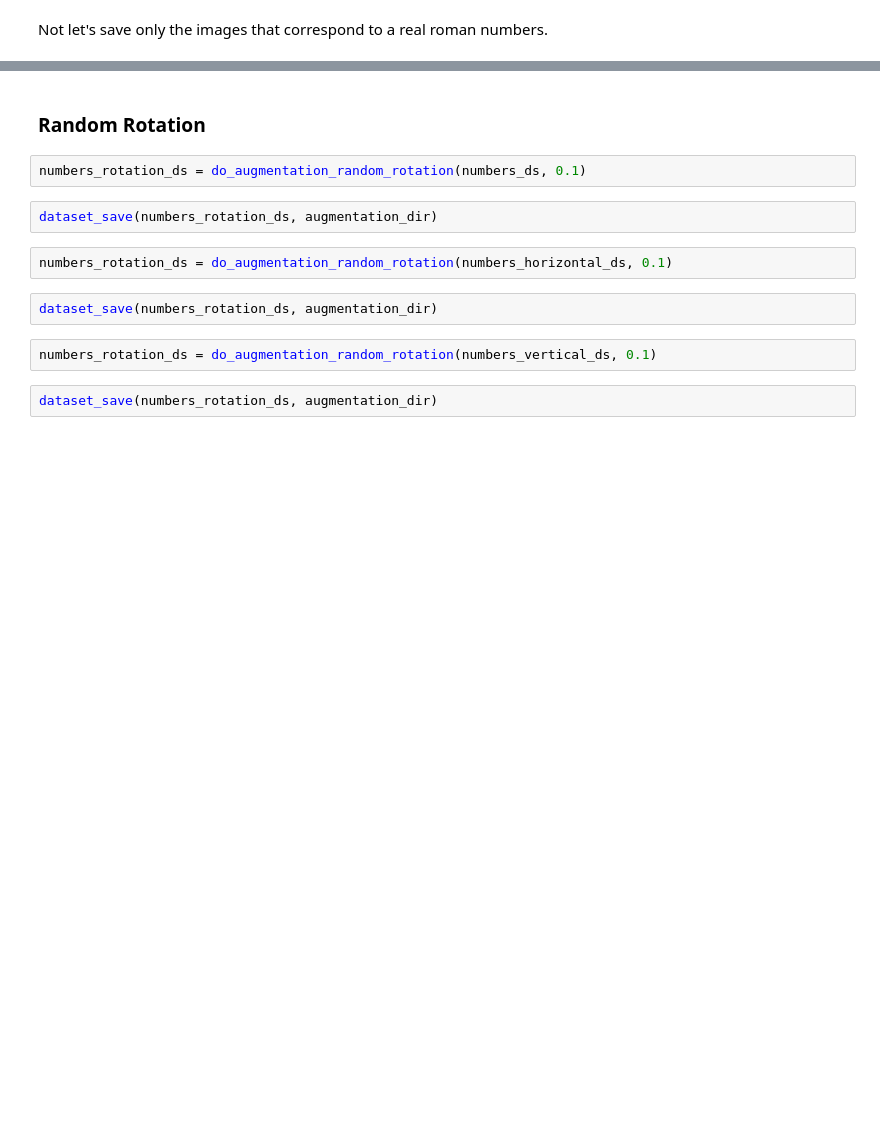
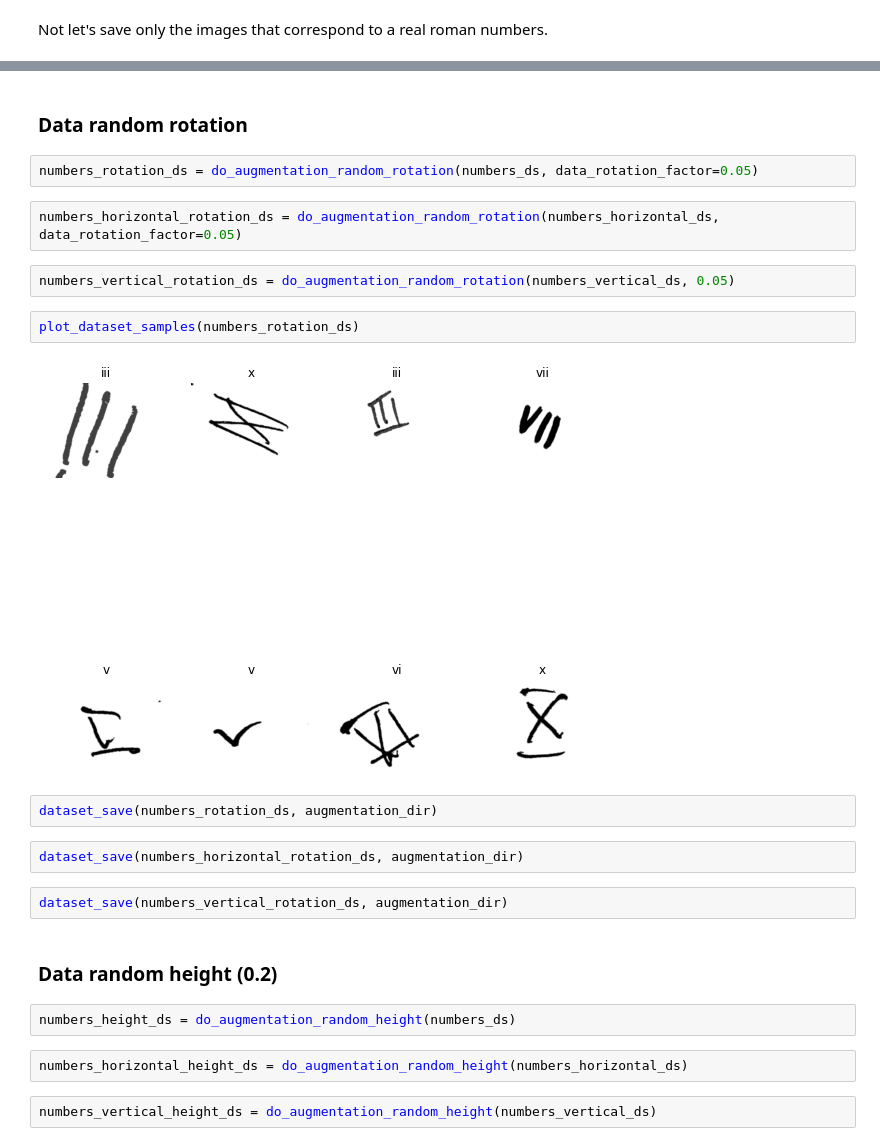
Before and after one commit to fabioantonini/datacentric-competition-data-augmentation, a Jupyter notebook: data-augmentation.ipynb, the cells around one changed output, grey strips where cells are left out. Drawn from its saved outputs; the diff is of its cells as text; blank space fills up the shorter version.

```diff
--- a/data-augmentation.ipynb
+++ b/data-augmentation.ipynb
@@ -176,16 +180,28 @@ dataset_save(numbers_ds, augmentation_dir)
 dataset_save(numbers_horizontal_ds, augmentation_dir, horizontal_exceptions)
 dataset_save(numbers_vertical_ds, augmentation_dir, vertical_exceptions)
-# %% [markdown]
-### Random Rotation
+# %% [markdown]
+### Data random rotation
 # %%
-numbers_rotation_ds = do_augmentation_random_rotation(numbers_ds, 0.1)
+numbers_rotation_ds = do_augmentation_random_rotation(numbers_ds, data_rotation_factor=0.05)
+# %%
+numbers_horizontal_rotation_ds = do_augmentation_random_rotation(numbers_horizontal_ds, data_rotation_factor=0.05)
+# %%
+numbers_vertical_rotation_ds = do_augmentation_random_rotation(numbers_vertical_ds, 0.05)
+# %%
+plot_dataset_samples(numbers_rotation_ds)
+# %% [output]
+[figure, added]
 # %%
 dataset_save(numbers_rotation_ds, augmentation_dir)
-# %%
-numbers_rotation_ds = do_augmentation_random_rotation(numbers_horizontal_ds, 0.1)
 # %%
-dataset_save(numbers_rotation_ds, augmentation_dir)
+dataset_save(numbers_horizontal_rotation_ds, augmentation_dir)
-# %%
-numbers_rotation_ds = do_augmentation_random_rotation(numbers_vertical_ds, 0.1)
 # %%
-dataset_save(numbers_rotation_ds, augmentation_dir)
+dataset_save(numbers_vertical_rotation_ds, augmentation_dir)
+# %% [markdown]
+### Data random height (0.2)
+# %%
+numbers_height_ds = do_augmentation_random_height(numbers_ds)
+# %%
+numbers_horizontal_height_ds = do_augmentation_random_height(numbers_horizontal_ds)
+# %%
+numbers_vertical_height_ds = do_augmentation_random_height(numbers_vertical_ds)
```
Also changed, not shown: parts of 11 cells of this notebook.
